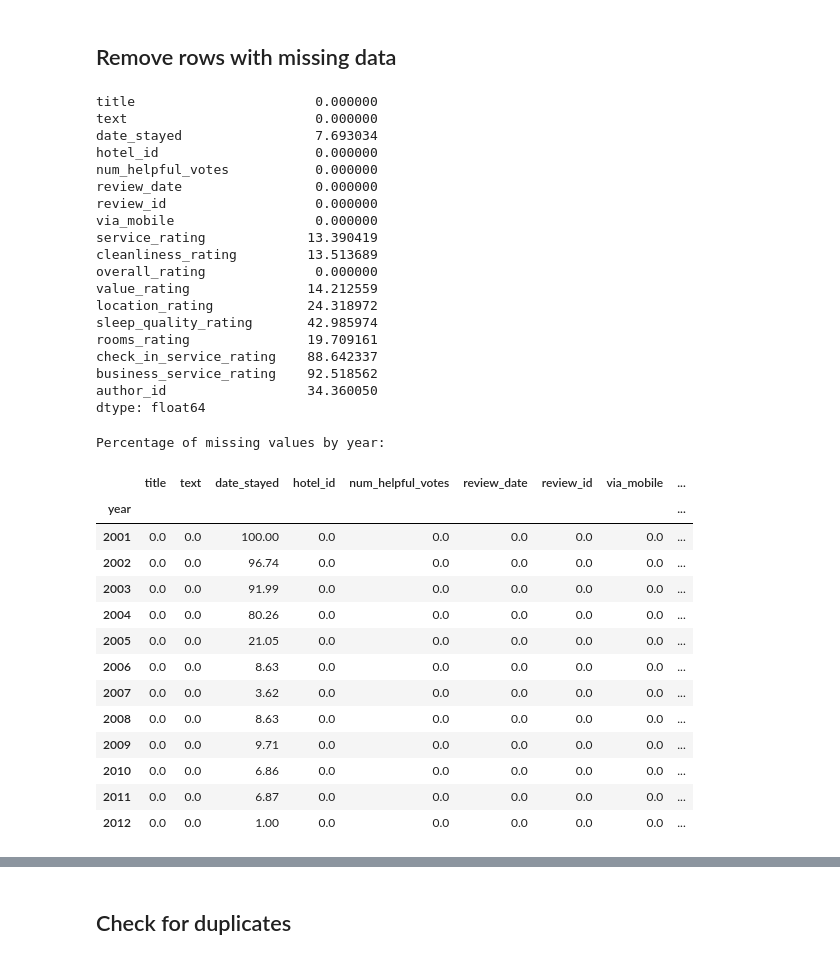
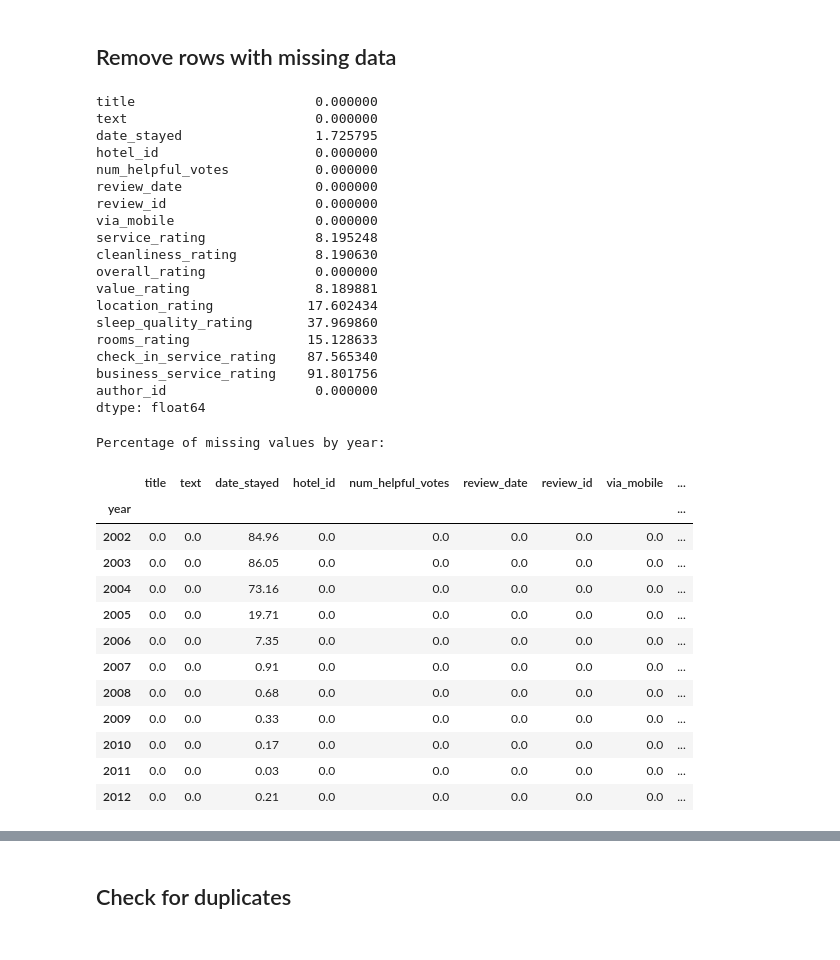
Before and after one commit to nadiavictoria/IS512-Hotel-Analytics, a Jupyter notebook: notebooks/01_data_preparation.ipynb, the cells around one changed output, grey strips where cells are left out. Cells and saved outputs as stored; diff of their text form; code cells hidden in the pictures.

```diff
--- a/notebooks/01_data_preparation.ipynb
+++ b/notebooks/01_data_preparation.ipynb
@@ -75,3 +65,5 @@ df_raw
 # %%
-author_df = build_authors(df_raw)
-# author_df.head()
+# Build the author dataframe from the nested author column in the raw dataframe.
+
+author_df = build_authors(sorted_review_df)
+author_df.head()
@@ -102,8 +163,6 @@ author_df
 # %%
 # Drop author where id equals to "CATID_"
-indices = author_df[author_df['id'] == "CATID_"].index
-author_df.drop(indices, inplace=True)
+author_df = author_df[author_df['id'] != "CATID_"]
 
 # Drop author where id equals to ""
-indices = author_df[author_df['id'] == ""].index
-author_df.drop(indices, inplace=True)
+author_df = author_df[author_df['id'] != ""]
@@ -174,4 +228,3 @@ Index(['title', 'text', 'date_stayed', 'hotel_id', 'num_helpful_votes',
 # %%
-author_df = author_df.sort_values(by="num_reviews", ascending=False)
-# author_df = author_df.drop_duplicates(subset=["author_key"])
+authors_final = authors_final.sort_values(by="num_reviews", ascending=False)
 # %%
@@ -199,2 +251,14 @@ Number of unique rows in author_df: 576687
 # %% [markdown]
 # Clean up review table
+# %%
+# Extract author_id and filter to only include valid authors from the author table
+
+sorted_review_df = attach_author_id(sorted_review_df)
+
+valid_author_ids = author_df["id"].dropna().unique()
+
+sorted_review_df = sorted_review_df[
+    sorted_review_df["author_id"].isin(valid_author_ids)
+].copy()
+
+sorted_review_df.head(5)
@@ -201,59 +272,60 @@ Number of unique rows in author_df: 576687
 # %% [markdown]
 ## Remove rows with missing data
 # %%
-# Check missing values in filtered_df in percentage
-missing_values = flattened_review_df.isnull().sum()
-missing_percentage = (missing_values / len(flattened_review_df)) * 100
+# Check missing values in sorted_review_df in percentage
+missing_values = sorted_review_df.isnull().sum()
+missing_percentage = (missing_values / len(sorted_review_df)) * 100
 missing_percentage
 # %% [output]
 title                       0.000000
 text                        0.000000
-date_stayed                 7.693034
+date_stayed                 1.725795
 hotel_id                    0.000000
 num_helpful_votes           0.000000
 review_date                 0.000000
 review_id                   0.000000
 via_mobile                  0.000000
-service_rating             13.390419
-cleanliness_rating         13.513689
+service_rating              8.195248
+cleanliness_rating          8.190630
 overall_rating              0.000000
-value_rating               14.212559
-location_rating            24.318972
-sleep_quality_rating       42.985974
-rooms_rating               19.709161
-check_in_service_rating    88.642337
-business_service_rating    92.518562
-author_id                  34.360050
+value_rating                8.189881
+location_rating            17.602434
+sleep_quality_rating       37.969860
+rooms_rating               15.128633
+check_in_service_rating    87.565340
+business_service_rating    91.801756
+author_id                   0.000000
 dtype: float64
 # %%
-df = flattened_review_df.copy()
+# Check missing values in sorted_review_df based on years
+
+df = sorted_review_df.copy()
 
 df["year"] = df["review_date"].dt.year
 
 missing_by_year = (
     df
     .groupby("year")
     .apply(lambda x: x.isna().mean() * 100)
 )
 
 print("Percentage of missing values by year:")
 missing_by_year.round(2)
 # %% [output]
 Percentage of missing values by year:
 |  | title | text | date_stayed | hotel_id | num_helpful_votes | review_date | review_id | via_mobile | ... |
 | year |  |  |  |  |  |  |  |  | ... |
-| 2001 | 0.0 | 0.0 | 100.00 | 0.0 | 0.0 | 0.0 | 0.0 | 0.0 | ... |
-| 2002 | 0.0 | 0.0 | 96.74 | 0.0 | 0.0 | 0.0 | 0.0 | 0.0 | ... |
-| 2003 | 0.0 | 0.0 | 91.99 | 0.0 | 0.0 | 0.0 | 0.0 | 0.0 | ... |
-| 2004 | 0.0 | 0.0 | 80.26 | 0.0 | 0.0 | 0.0 | 0.0 | 0.0 | ... |
-| 2005 | 0.0 | 0.0 | 21.05 | 0.0 | 0.0 | 0.0 | 0.0 | 0.0 | ... |
-| 2006 | 0.0 | 0.0 | 8.63 | 0.0 | 0.0 | 0.0 | 0.0 | 0.0 | ... |
-| 2007 | 0.0 | 0.0 | 3.62 | 0.0 | 0.0 | 0.0 | 0.0 | 0.0 | ... |
-| 2008 | 0.0 | 0.0 | 8.63 | 0.0 | 0.0 | 0.0 | 0.0 | 0.0 | ... |
-| 2009 | 0.0 | 0.0 | 9.71 | 0.0 | 0.0 | 0.0 | 0.0 | 0.0 | ... |
-| 2010 | 0.0 | 0.0 | 6.86 | 0.0 | 0.0 | 0.0 | 0.0 | 0.0 | ... |
-| 2011 | 0.0 | 0.0 | 6.87 | 0.0 | 0.0 | 0.0 | 0.0 | 0.0 | ... |
-| 2012 | 0.0 | 0.0 | 1.00 | 0.0 | 0.0 | 0.0 | 0.0 | 0.0 | ... |
+| 2002 | 0.0 | 0.0 | 84.96 | 0.0 | 0.0 | 0.0 | 0.0 | 0.0 | ... |
+| 2003 | 0.0 | 0.0 | 86.05 | 0.0 | 0.0 | 0.0 | 0.0 | 0.0 | ... |
+| 2004 | 0.0 | 0.0 | 73.16 | 0.0 | 0.0 | 0.0 | 0.0 | 0.0 | ... |
+| 2005 | 0.0 | 0.0 | 19.71 | 0.0 | 0.0 | 0.0 | 0.0 | 0.0 | ... |
+| 2006 | 0.0 | 0.0 | 7.35 | 0.0 | 0.0 | 0.0 | 0.0 | 0.0 | ... |
+| 2007 | 0.0 | 0.0 | 0.91 | 0.0 | 0.0 | 0.0 | 0.0 | 0.0 | ... |
+| 2008 | 0.0 | 0.0 | 0.68 | 0.0 | 0.0 | 0.0 | 0.0 | 0.0 | ... |
+| 2009 | 0.0 | 0.0 | 0.33 | 0.0 | 0.0 | 0.0 | 0.0 | 0.0 | ... |
+| 2010 | 0.0 | 0.0 | 0.17 | 0.0 | 0.0 | 0.0 | 0.0 | 0.0 | ... |
+| 2011 | 0.0 | 0.0 | 0.03 | 0.0 | 0.0 | 0.0 | 0.0 | 0.0 | ... |
+| 2012 | 0.0 | 0.0 | 0.21 | 0.0 | 0.0 | 0.0 | 0.0 | 0.0 | ... |
 # %% [markdown]
 Observations:
 - Sleep quality rating was only introduced in 2010, therefore all reviews from 2008 and 2009 don't have sleep_quality_rating
```
Also changed, not shown: parts of 43 cells of this notebook, 3 other files.
